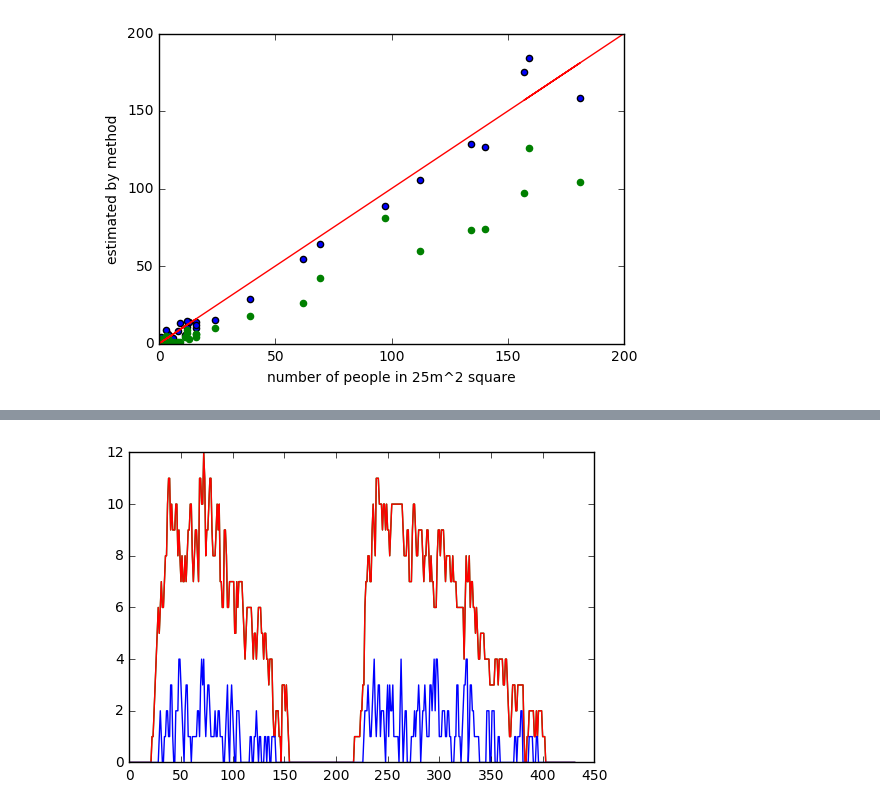
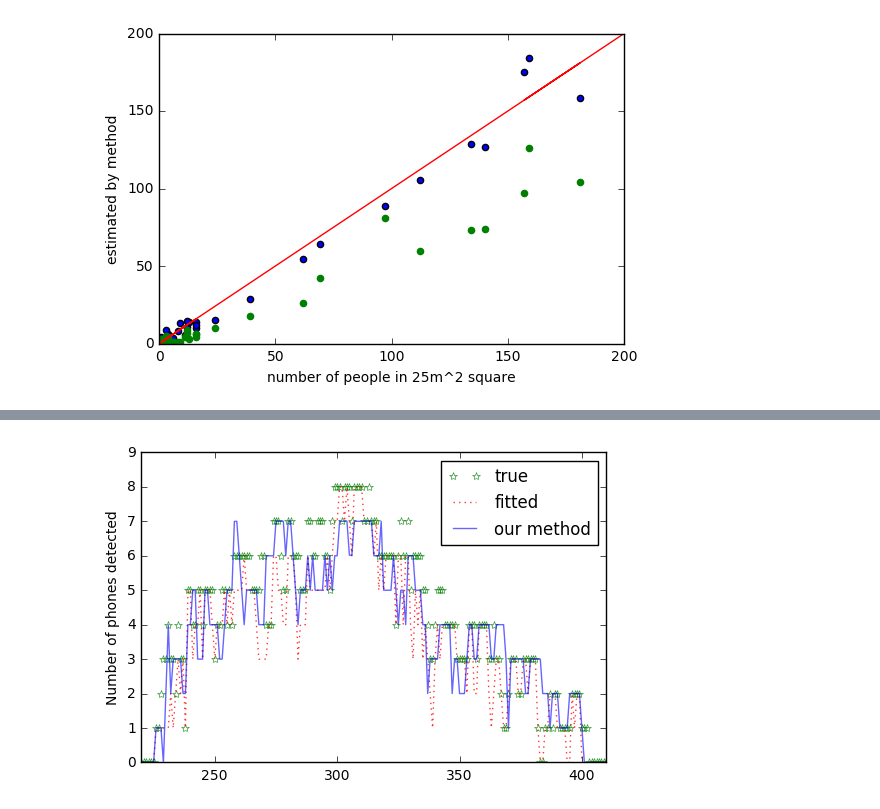
Before and after one commit to ArenA-Crowds/Crowds, a Jupyter notebook: Simulations.ipynb, the cells around one changed output, grey strips where cells are left out. Cells and saved outputs as stored; diff of their text form; code cells hidden in the pictures.

```diff
--- a/Simulations.ipynb
+++ b/Simulations.ipynb
@@ -578,36 +477,24 @@ def get_method_crowd_count_fing(cell_x, cell_y, timeperiod):
 # %%
-def run_fing( width_stadium, length_stadium,  windows, stride):
+def run_fing( width_stadium, length_stadium,  st_window, end_window, stride):
     errors = []
     differences = []
     scatter = []
     scatter_method = []
-    #crowd_size = 0
-    #step = 5000
     original_crowd_count_list = []
     fake_crowd_count_list = []
     method_crowd_count_list = []
     positions = read_original_positions(path_original_positions + "positions.pkl")
     fake_positions = read_fake_positions(path_fake_positions  + "fingerprints_fitted.json")
-    for window in range (0, windows):
+    for window in range (st_window, end_window):
         print(window)
-        #positions = read_original_positions(path_original_positions + "positions.pkl")
-        #print(positions[0])
         original_crowd_count = get_crowd_count_in_square_fing(init_timestamp+window*stride*1000, positions, x_min, x_max, y_min, y_max, belt, 60)
         if original_crowd_count > 0:
             print("original crowd count = " + str(original_crowd_count))
-        #original_proportion = original_crowd_count/crowd_size
-        #positions = []
-        #fake_positions = read_fake_positions(path_fake_positions  + "fingerprints_fitted.json")
-        #print(fake_positions[0])
         fake_crowd_count = get_crowd_count_in_square_fing(init_timestamp+window*stride*1000, fake_positions, x_min, x_max, y_min, y_max, belt, 60)
-        #new_proportion = fake_crowd_count/crowd_size
-        #diff= new_proportion-original_proportion
-        #differences.append(diff)
         error= fake_crowd_count-original_crowd_count
         relative_error = error/(original_crowd_count+0.0001)
         errors.append(relative_error)
         scatter.append([original_crowd_count,relative_error ])
-        #fake_positions = []
         method_crowd_count = get_all_cells(xmin_cell, xmax_cell, ymin_cell, ymax_cell, window)
         method_error = method_crowd_count - original_crowd_count
         method_relative_error = method_error/(original_crowd_count+0.0001)
@@ -620,4 +507,6 @@ def run_fing( width_stadium, length_stadium,  windows, stride):
         print("Method crowd count:" + str(method_crowd_count) )
     lists = [errors, differences, scatter, scatter_method,original_crowd_count_list,fake_crowd_count_list, method_crowd_count_list]
     return lists
+# %%
+labels = ["", "","","","true", "fitted", "our method"]
 # %%
@@ -655,2 +520,2 @@ y_max/5
 # %%
-lists = run_fing( 300, 300, 432 ,30)
+lists_upper = run_fing( 350, 140, 0, 432,30)
@@ -675,11 +522,14 @@ Method crowd count:0.0
 # %%
-import matplotlib.pyplot as plt
-plt.plot(lists[4],  color = "green" )
-plt.plot(lists[5], color = "red")
-plt.plot(lists[6], color = "blue")
-
-plt.ylabel('')
-#plt.xlabel('crowd size (unit:500)')
-plt.show()
+def plotLists(lists, labels):
+    plt.plot(lists[0],  '*', fillstyle="none", color = "green", alpha = 0.8, label = labels[0]  )
+    plt.plot(lists[1],  ':', color = "red", alpha = 0.8,  label = labels[1])
+    plt.plot(lists[2],  alpha = 0.6, color = "blue", label = labels[2])
+    plt.legend()
+    plt.ylabel('Number of phones detected')
+    plt.ylim(0,9)
+    plt.xlim(220, 410)
+    plt.show()
-# %% [output]
-[figure, removed]
+# %%
+plotLists(lists_upper[4:], labels[4:])
+# %% [output]
+[figure, added]
```
Also changed, not shown: parts of 63 cells of this notebook.
